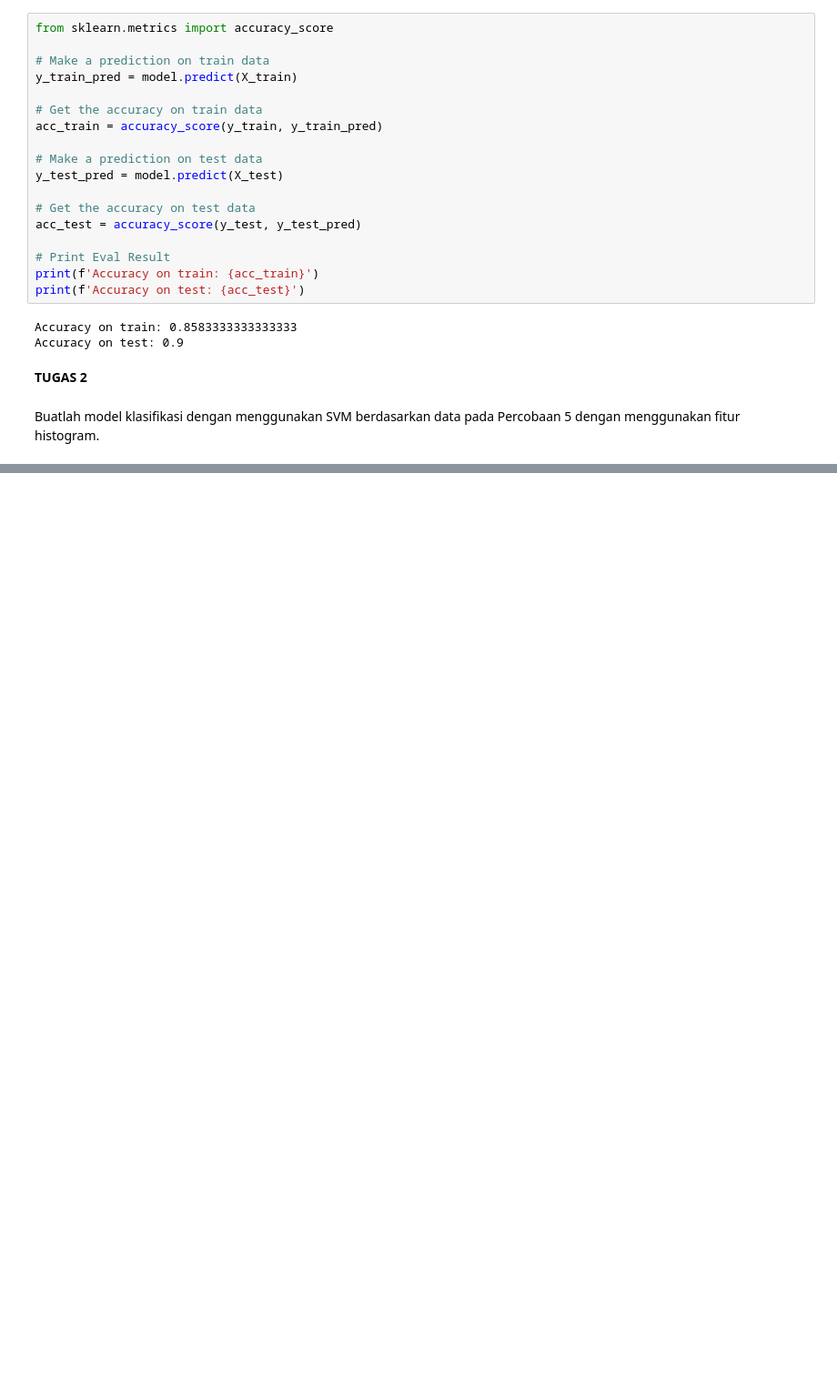
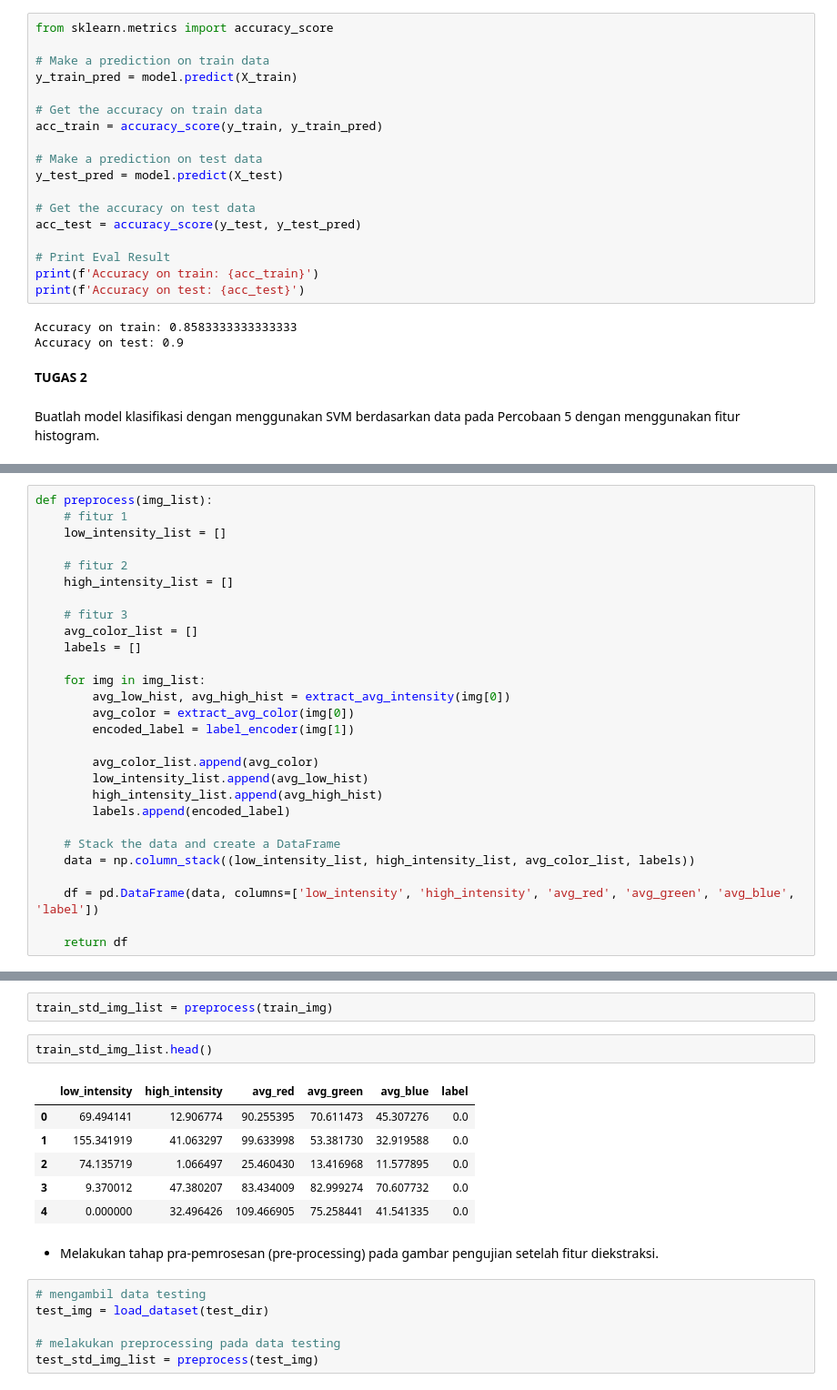
Before and after one commit to YayunEldina/PEMB_MESIN_Ganjil_2024, a Jupyter notebook: Jobsheet_4_Klasifikasi.ipynb, the cells around one changed output, grey strips where cells are left out. Shown at 91% size. Saved outputs shown, nothing was run; the diff lists cells and outputs as text; blank space fills up the shorter version.

```diff
--- a/Jobsheet_4_Klasifikasi.ipynb
+++ b/Jobsheet_4_Klasifikasi.ipynb
@@ -730,0 +876,28 @@ Buatlah model klasifikasi dengan menggunakan SVM berdasarkan data pada Percobaan
+# %%
+def preprocess(img_list):
+    # fitur 1
+    low_intensity_list = []
+
+    # fitur 2
+    high_intensity_list = []
+
+    # fitur 3
+    avg_color_list = []
+    labels = []
+
+    for img in img_list:
+        avg_low_hist, avg_high_hist = extract_avg_intensity(img[0])
+        avg_color = extract_avg_color(img[0])
+        encoded_label = label_encoder(img[1])
+
+        avg_color_list.append(avg_color)
+        low_intensity_list.append(avg_low_hist)
+        high_intensity_list.append(avg_high_hist)
+        labels.append(encoded_label)
+
+    # Stack the data and create a DataFrame
+    data = np.column_stack((low_intensity_list, high_intensity_list, avg_color_list, labels))
+
+    df = pd.DataFrame(data, columns=['low_intensity', 'high_intensity', 'avg_red', 'avg_green', 'avg_blue', 'label'])
+
+    return df
@@ -730,0 +908,19 @@ Buatlah model klasifikasi dengan menggunakan SVM berdasarkan data pada Percobaan
+# %%
+train_std_img_list = preprocess(train_img)
+# %%
+train_std_img_list.head()
+# %% [output]
+|  | low_intensity | high_intensity | avg_red | avg_green | avg_blue | label |
+| 0 | 69.494141 | 12.906774 | 90.255395 | 70.611473 | 45.307276 | 0.0 |
+| 1 | 155.341919 | 41.063297 | 99.633998 | 53.381730 | 32.919588 | 0.0 |
+| 2 | 74.135719 | 1.066497 | 25.460430 | 13.416968 | 11.577895 | 0.0 |
+| 3 | 9.370012 | 47.380207 | 83.434009 | 82.999274 | 70.607732 | 0.0 |
+| 4 | 0.000000 | 32.496426 | 109.466905 | 75.258441 | 41.541335 | 0.0 |
+# %% [markdown]
+- Melakukan tahap pra-pemrosesan (pre-processing) pada gambar pengujian setelah fitur diekstraksi.
+# %%
+# mengambil data testing
+test_img = load_dataset(test_dir)
+
+# melakukan preprocessing pada data testing
+test_std_img_list = preprocess(test_img)
```
Also changed, not shown: parts of 36 cells of this notebook.
